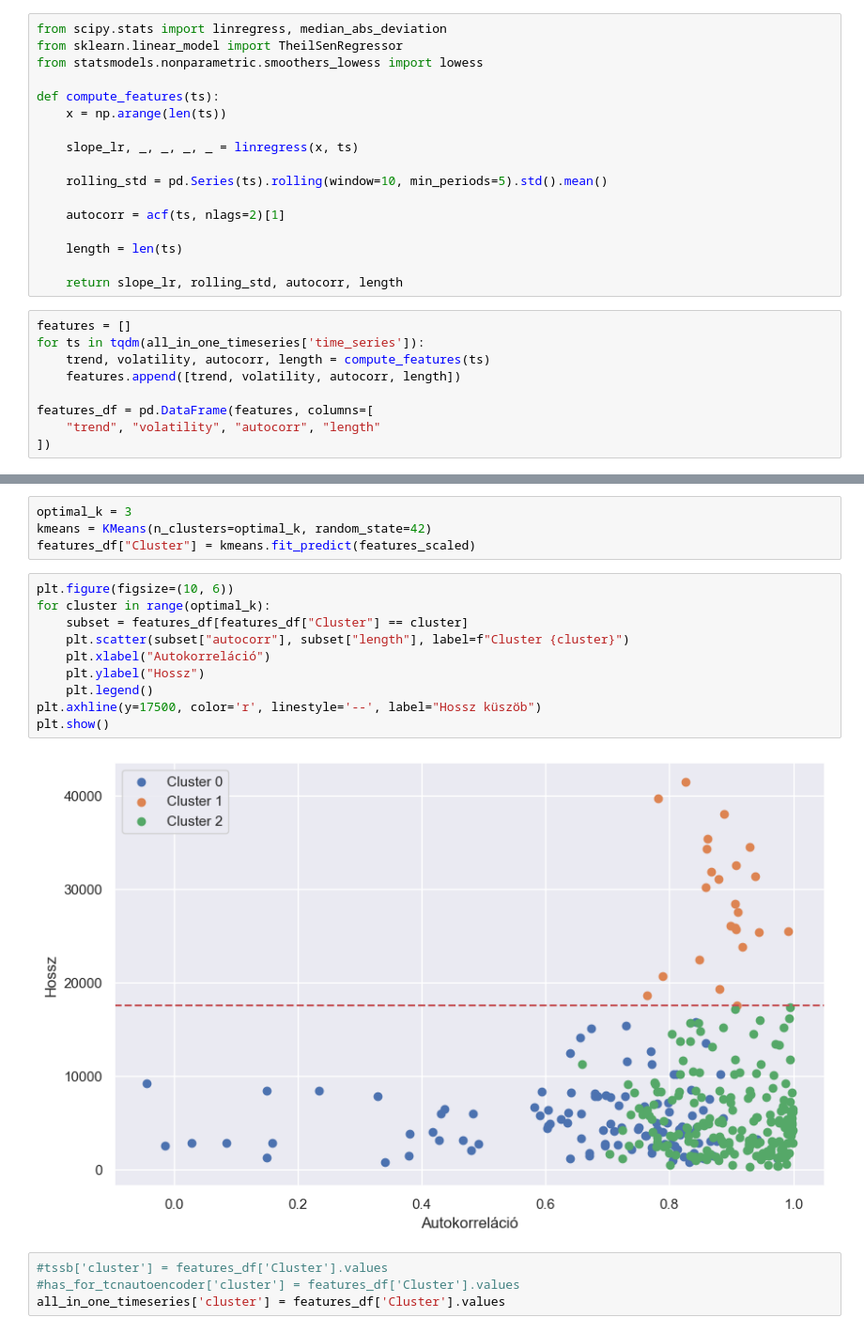
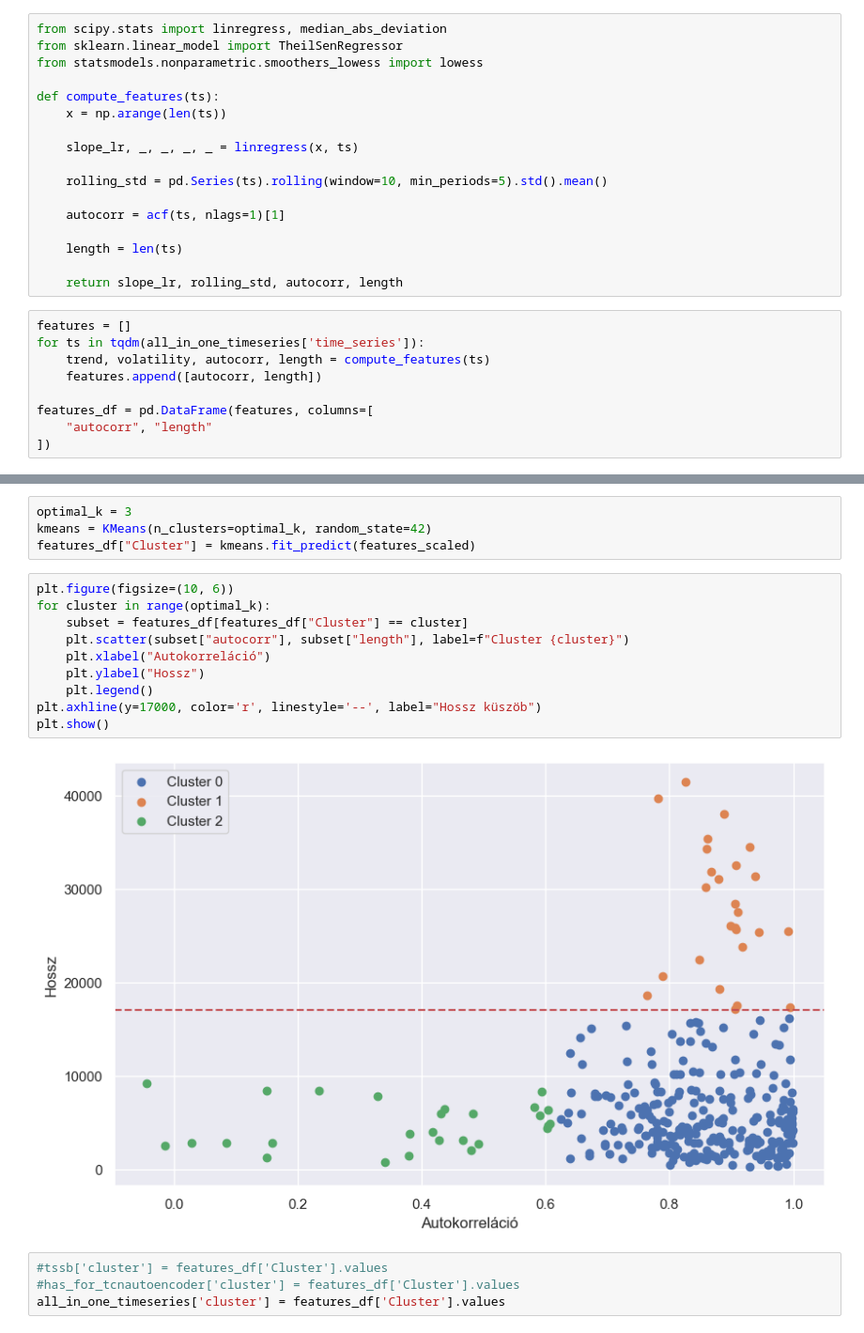
Before and after one commit to czotterbenedek/time-series-ensemble-segmentation, a Jupyter notebook: onlab_tfb4fy.ipynb, the cells around one changed output, grey strips where cells are left out. Shown at 94% size. Saved outputs shown, nothing was run; the diff lists cells and outputs as text.

```diff
--- a/onlab_tfb4fy.ipynb
+++ b/onlab_tfb4fy.ipynb
@@ -779,7 +779,7 @@ def compute_features(ts):
 
     rolling_std = pd.Series(ts).rolling(window=10, min_periods=5).std().mean()
 
-    autocorr = acf(ts, nlags=2)[1]
+    autocorr = acf(ts, nlags=1)[1]
 
     length = len(ts)
 
@@ -788,10 +788,10 @@ def compute_features(ts):
 features = []
 for ts in tqdm(all_in_one_timeseries['time_series']):
     trend, volatility, autocorr, length = compute_features(ts)
-    features.append([trend, volatility, autocorr, length])
+    features.append([autocorr, length])
 
 features_df = pd.DataFrame(features, columns=[
-    "trend", "volatility", "autocorr", "length"
+    "autocorr", "length"
 ])
 # %%
 scaler = StandardScaler()
@@ -820,15 +820,15 @@ features_df["Cluster"] = kmeans.fit_predict(features_scaled)
 # %%
 plt.figure(figsize=(10, 6))
 for cluster in range(optimal_k):
     subset = features_df[features_df["Cluster"] == cluster]
     plt.scatter(subset["autocorr"], subset["length"], label=f"Cluster {cluster}")
     plt.xlabel("Autokorreláció")
     plt.ylabel("Hossz")
     plt.legend()
-plt.axhline(y=17500, color='r', linestyle='--', label="Hossz küszöb")
+plt.axhline(y=17000, color='r', linestyle='--', label="Hossz küszöb")
 plt.show()
 # %% [output]
-[figure, old version]
+[figure, new version]
 # %%
 #tssb['cluster'] = features_df['Cluster'].values
 #has_for_tcnautoencoder['cluster'] = features_df['Cluster'].values
```
Also changed, not shown: parts of 6 cells of this notebook.
